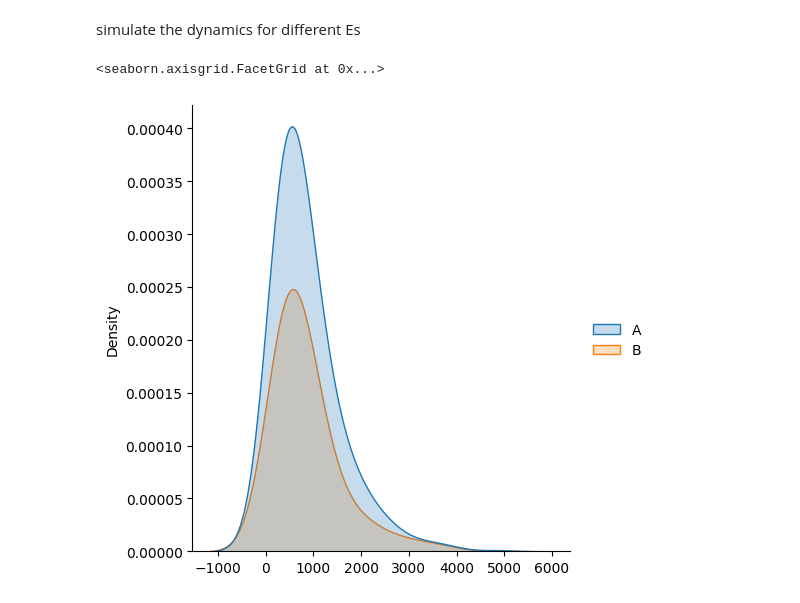
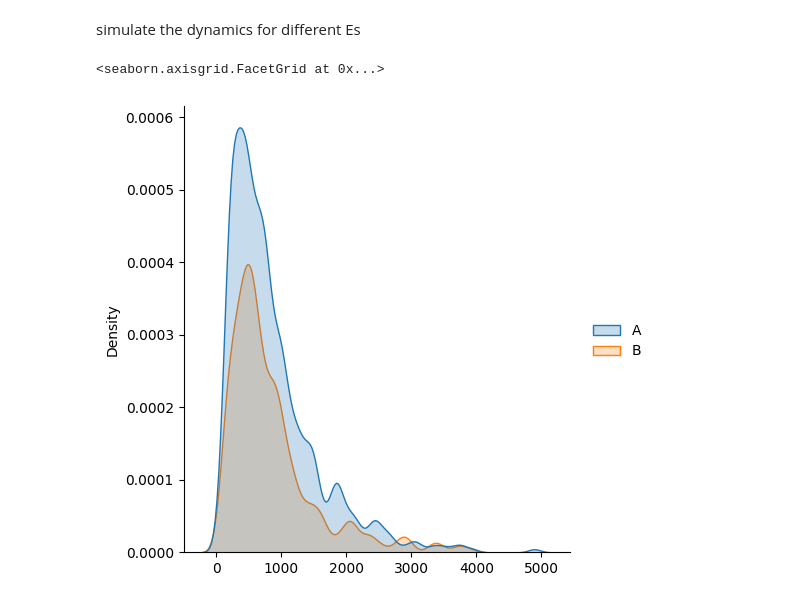
Before and after one commit to CEBangu/MOD_201, a Jupyter notebook: MOD201 HW_4/MOD201_HW4_part_1.ipynb, the cells around one changed output. Cells and saved outputs as stored; diff of their text form; code cells hidden in the pictures.

Commit message:
another graph

```diff
--- a/MOD201 HW_4/MOD201_HW4_part_1.ipynb
+++ b/MOD201 HW_4/MOD201_HW4_part_1.ipynb
@@ -207,7 +214,7 @@ for val in Ia_s:
         elif run[-1] <= -mu:
             reaction_times[val]['B'] = np.append(reaction_times[val]['B'], len(run))
 # %%
-sns.displot(data=reaction_times[1.05], kind='kde', bw_adjust=2, fill=True)
+sns.displot(data=reaction_times[1.05], kind='kde', bw_adjust=0.5, fill=True)
 # %% [output]
 <seaborn.axisgrid.FacetGrid at 0x...>
-[figure, old version]
+[figure, new version]
```
Also changed, not shown: parts of 1 cell of this notebook.
